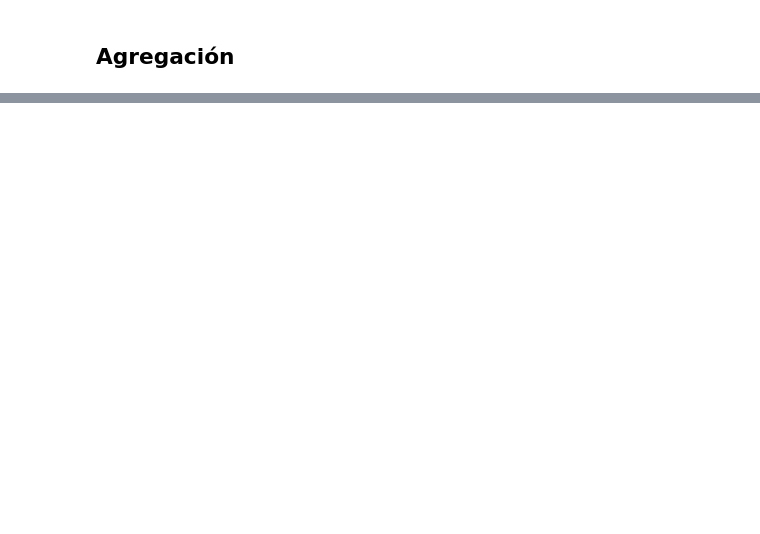
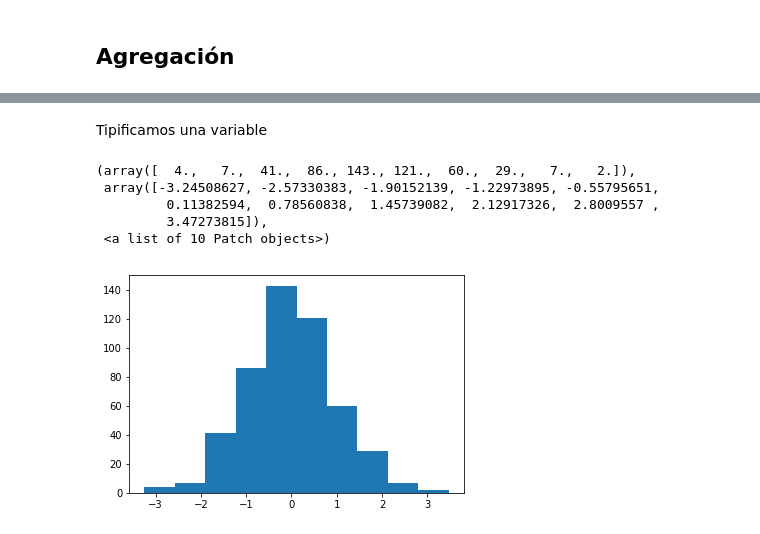
Before and after one commit to afoone/pruebas_ml_python, a Jupyter notebook: notebooks/mios/11. Dummy Datasets. Grupos.ipynb, the cells around one changed output, grey strips where cells are left out. Drawn from its saved outputs; the diff is of its cells as text; code cells hidden in the pictures; blank space fills up the shorter version.

```diff
--- a/notebooks/mios/11. Dummy Datasets. Grupos.ipynb
+++ b/notebooks/mios/11. Dummy Datasets. Grupos.ipynb
@@ -368,0 +409,15 @@ double_group.aggregate([np.sum, np.mean, np.std])
+# %% [markdown]
+Tipificamos una variable
+# %%
+rscore = lambda x : (x-x.mean())/x.std()
+# %%
+zgroup = double_group.transform(rscore)
+# %%
+plt.hist(zgroup['Height'])
+# %% [output]
+(array([  4.,   7.,  41.,  86., 143., 121.,  60.,  29.,   7.,   2.]),
+ array([-3.24508627, -2.57330383, -1.90152139, -1.22973895, -0.55795651,
+         0.11382594,  0.78560838,  1.45739082,  2.12917326,  2.8009557 ,
+         3.47273815]),
+ <a list of 10 Patch objects>)
+[figure, added]
```
Also changed, not shown: parts of 35 cells of this notebook.
